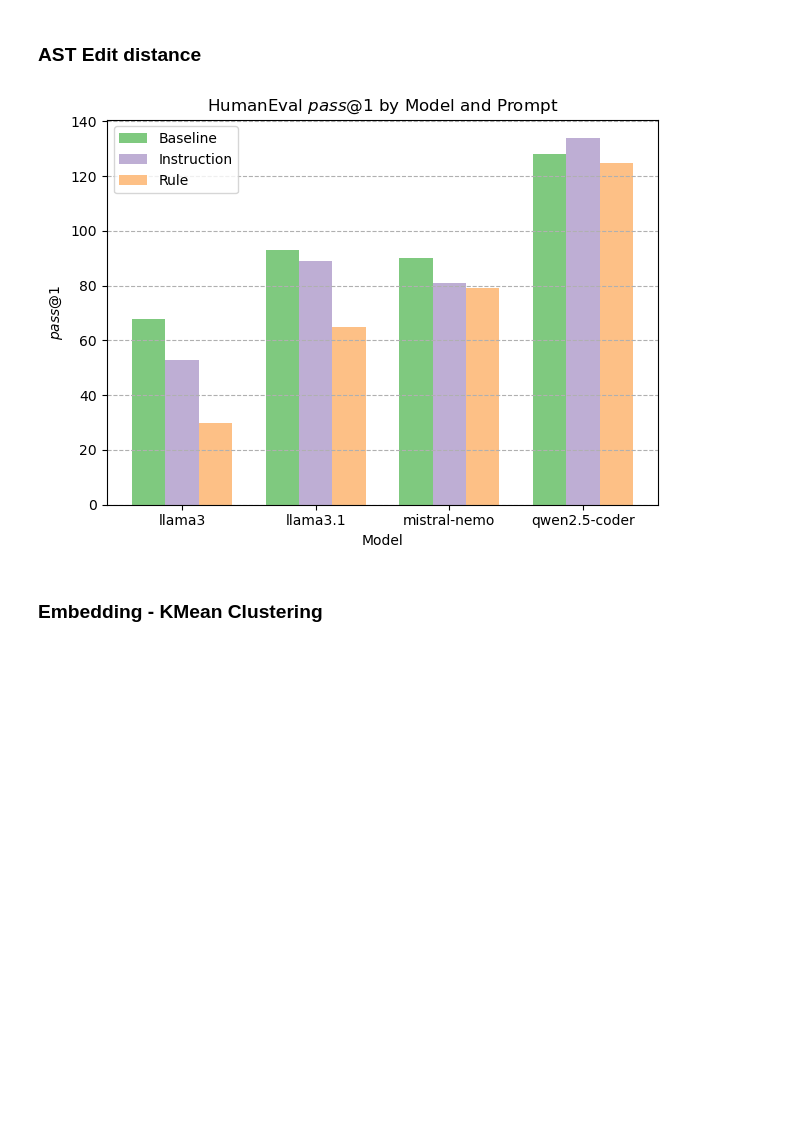
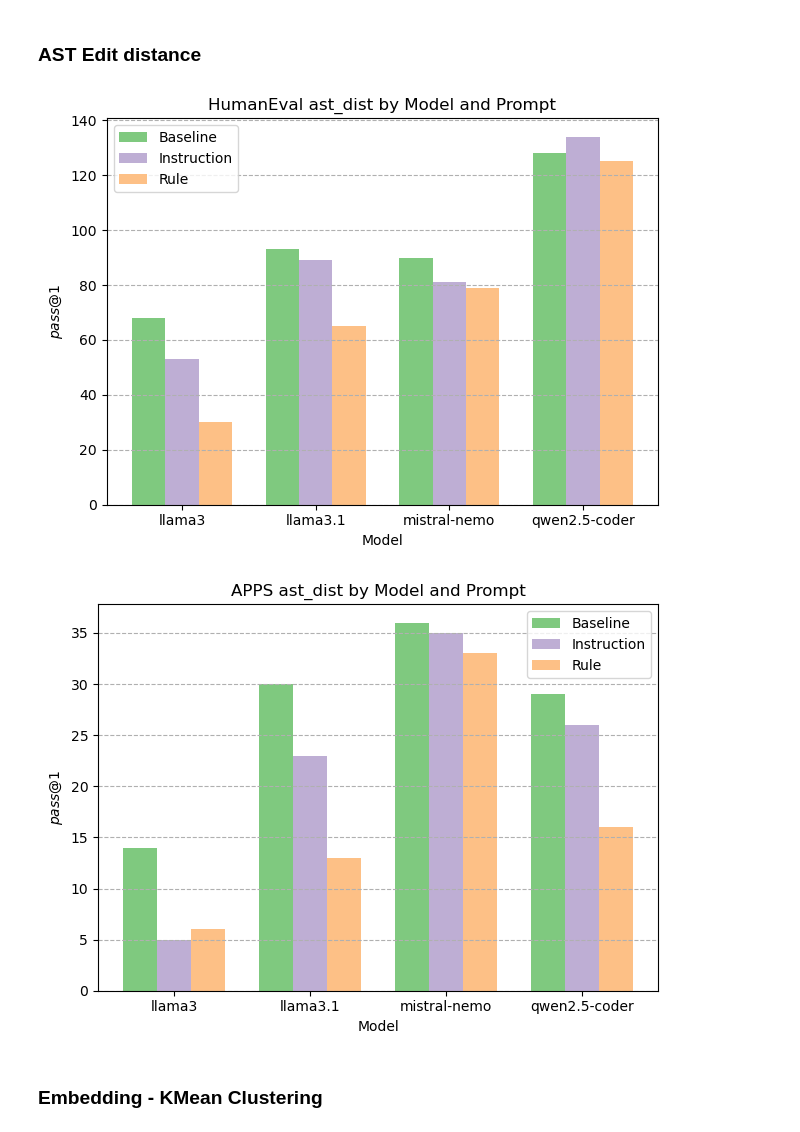
Before and after one commit to HyunjoonCho/mvce, a Jupyter notebook: visualize.ipynb, the cells around one changed output. Saved outputs shown, nothing was run; the diff lists cells and outputs as text; code cells hidden in the pictures; blank space fills up the shorter version.

```diff
--- a/visualize.ipynb
+++ b/visualize.ipynb
@@ -123,7 +132,7 @@ def load_and_visualize_vote_method(benchmark, models, technique_wise_results, vo
 
     ax.set_xlabel('Model')
     ax.set_ylabel(r'$\it{pass@1}$')
-    ax.set_title(benchmark + r' $\it{pass@1}$ by Model and Prompt')
+    ax.set_title(benchmark + f' {vote_method} by Model and Prompt')
     ax.set_xticks(x)
     ax.set_xticklabels(models)
     ax.grid(True, axis='y', linestyle='--')
@@ -189,7 +198,16 @@ result_file = f'./similarity/ast_edit_dist_{benchmark.lower()}_wo_preprocessing_
 technique_wise_results = load_results(result_file)
 load_and_visualize_vote_method(benchmark, models, technique_wise_results, 'ast_dist')
 # %% [output]
-[figure, old version]
+[figure, new version]
+# %%
+## APPS
+benchmark = 'APPS'
+models = ['llama3', 'llama3.1', 'mistral-nemo', 'qwen2.5-coder']
+result_file = f'./similarity/ast_edit_dist_{benchmark.lower()}_wo_preprocessing_results.txt'
+technique_wise_results = load_results(result_file)
+load_and_visualize_vote_method(benchmark, models, technique_wise_results, 'ast_dist')
+# %% [output]
+[figure, added]
 # %% [markdown]
 ### Embedding - KMean Clustering
 # %%
```
Also changed, not shown: parts of 7 cells of this notebook, 6 other files.
